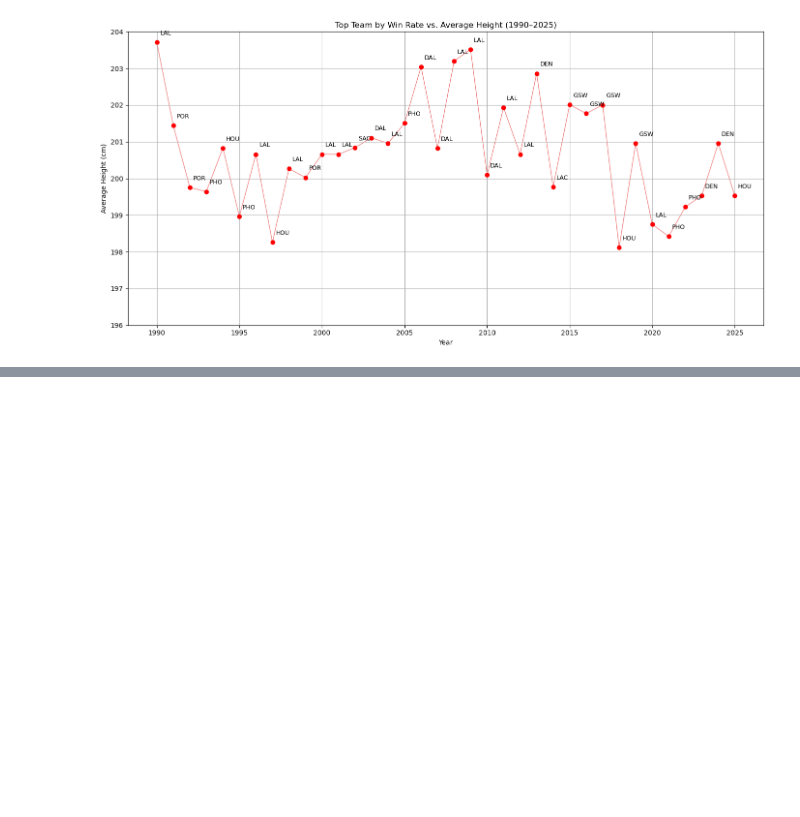
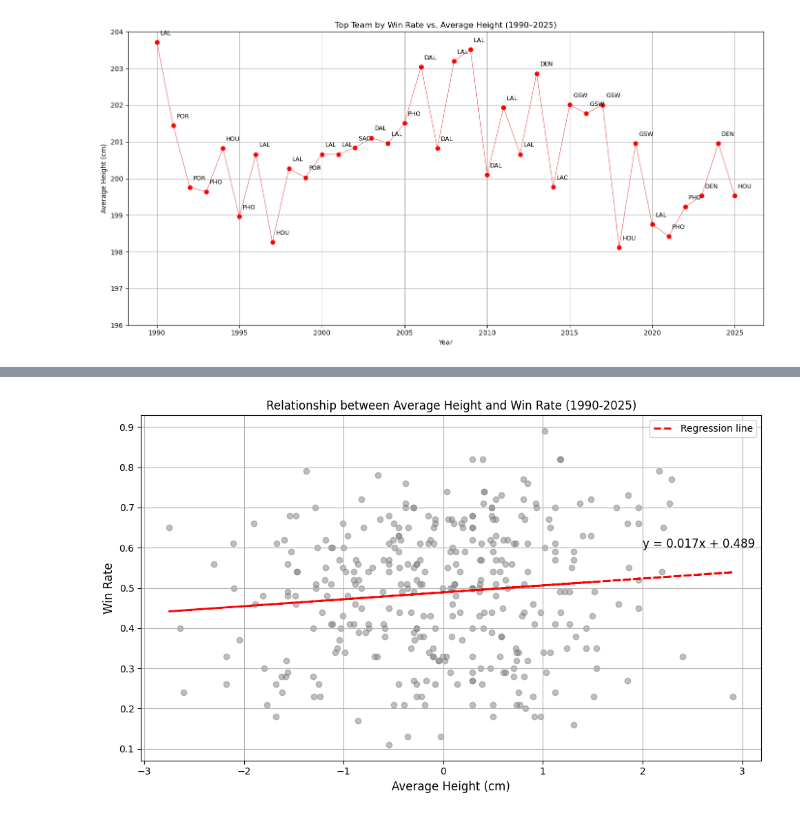
Before and after one commit to itisJoshuaTseng/NBA-Player_Physical_Trends_Analysis, a Jupyter notebook: data_visualization.ipynb, the cells around one changed output, grey strips where cells are left out. Saved outputs shown, nothing was run; the diff lists cells and outputs as text; code cells hidden in the pictures; blank space fills up the shorter version.

```diff
--- a/data_visualization.ipynb
+++ b/data_visualization.ipynb
@@ -665,0 +755,47 @@ plt.show()
+# %%
+import numpy as np
+import pandas as pd
+import matplotlib.pyplot as plt
+from sklearn.linear_model import LinearRegression
+
+# 讀取資料
+roster_path = "nba_rosters_full_data.csv"
+winrate_path = "nba_winrates_normalized.csv"
+
+df_roster = pd.read_csv(roster_path)
+df_win = pd.read_csv(winrate_path)
+
+# 轉換資料型別
+df_roster["year"] = pd.to_numeric(df_roster["year"], errors="coerce")
+df_roster["avg_ht"] = pd.to_numeric(df_roster["avg_ht"], errors="coerce")
+df_roster["avg_ht"] = (df_roster['avg_ht'] - np.mean(df_roster['avg_ht']))/ np.std(df_roster['avg_ht'])
+df_win["year"] = pd.to_numeric(df_win["year"], errors="coerce")
+df_win["win_rate"] = pd.to_numeric(df_win["normalized_win_rate"], errors="coerce")
+
+# 合併資料
+df = pd.merge(df_roster, df_win, on=["team", "year"])
+
+X = df[['avg_ht']]
+y = df[['win_rate']]
+
+model = LinearRegression()
+model.fit(X, y)
+
+y_pred = model.predict(X)
+
+plt.figure(figsize=(10, 6))
+plt.scatter(df['avg_ht'], df['win_rate'], color='grey', alpha=0.5)
+plt.plot(df['avg_ht'], y_pred, color='red', linestyle='--', linewidth=2, label='Regression line')
+plt.title('Relationship between Average Height and Win Rate (1990-2025)', fontsize=12)
+plt.xlabel('Average Height (cm)', fontsize=12)
+plt.ylabel('Win Rate', fontsize=12)
+
+plt.text(2, 0.6, f'y = {float(model.coef_[0]):.3f}x + {float(model.intercept_):.3f}', fontsize=12)
+
+plt.legend()
+
+plt.grid(True)
+plt.tight_layout()
+plt.show()
+# %% [output]
+[figure, added]
```
Also changed, not shown: parts of 6 cells of this notebook.
